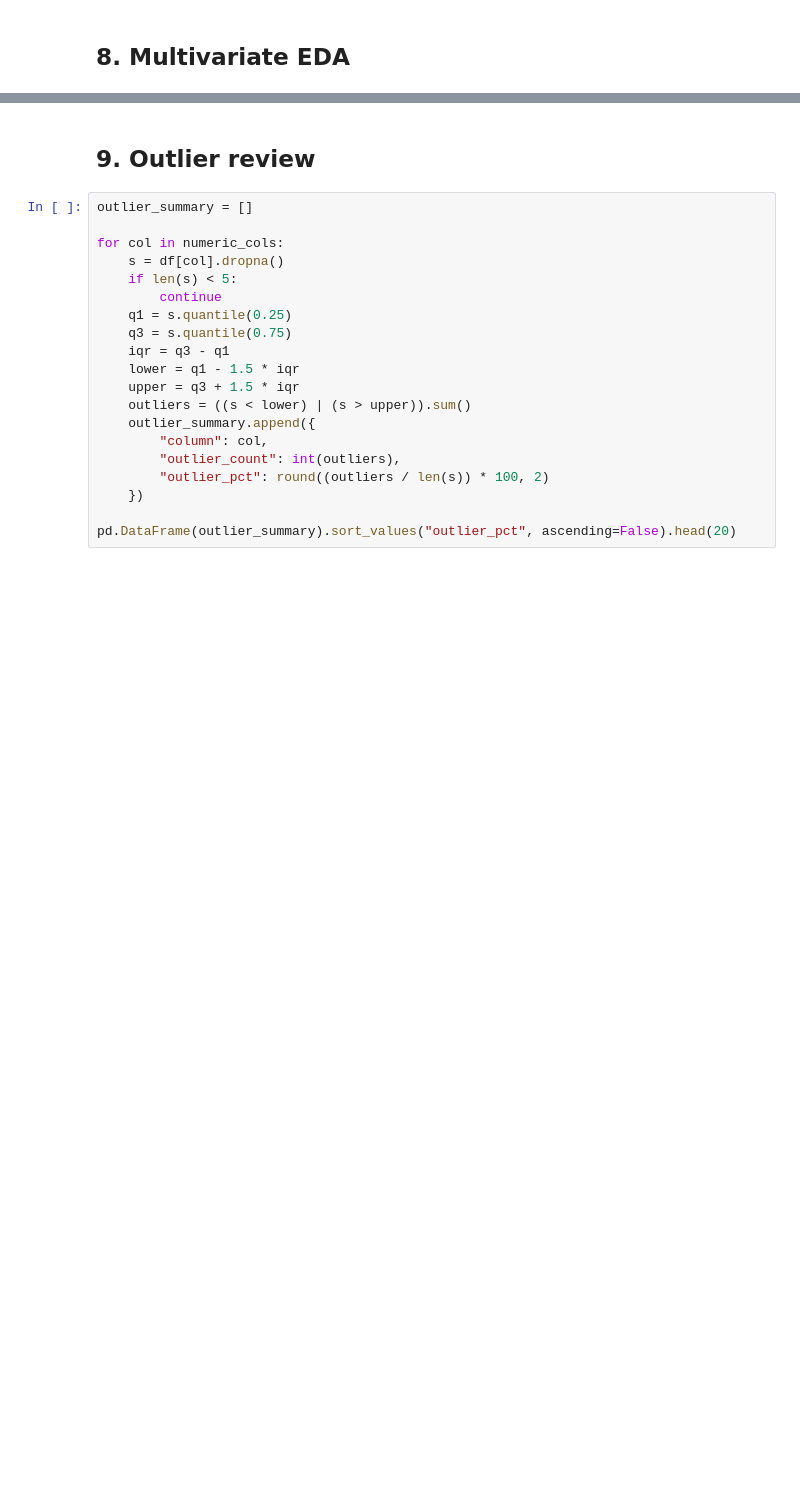
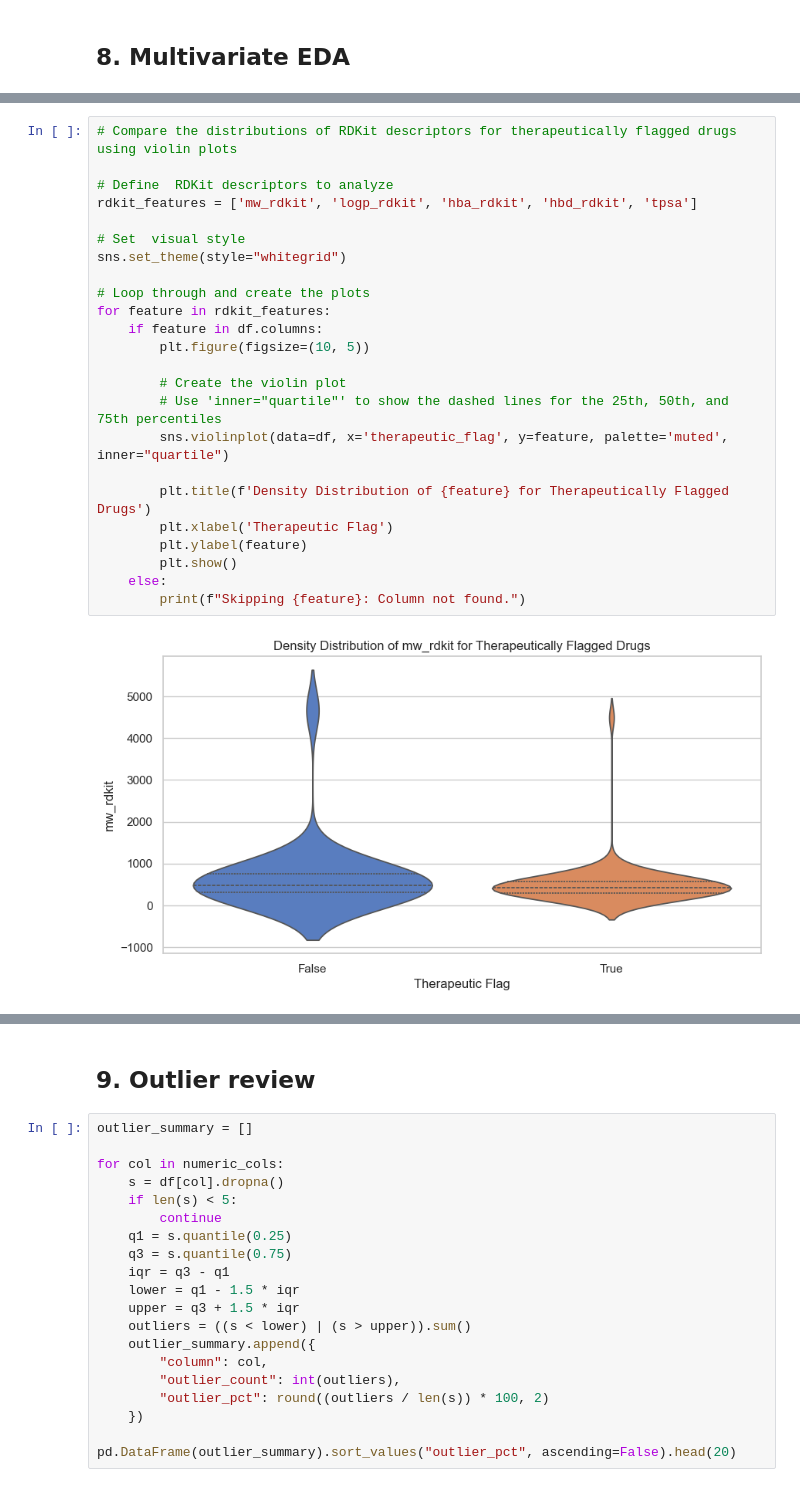
Before and after one commit to KatieKimberling/ADS-599-CAPSTONE-Team-8, a Jupyter notebook: notebooks/Team8_Data_EDA_Template.ipynb, the cells around one changed output, grey strips where cells are left out. Cells and saved outputs as stored; diff of their text form; blank space fills up the shorter version.

```diff
--- a/notebooks/Team8_Data_EDA_Template.ipynb
+++ b/notebooks/Team8_Data_EDA_Template.ipynb
@@ -173,0 +524,26 @@ else:
+# %%
+# Compare the distributions of RDKit descriptors for therapeutically flagged drugs using violin plots
+
+# Define  RDKit descriptors to analyze
+rdkit_features = ['mw_rdkit', 'logp_rdkit', 'hba_rdkit', 'hbd_rdkit', 'tpsa']
+
+# Set  visual style
+sns.set_theme(style="whitegrid")
+
+# Loop through and create the plots
+for feature in rdkit_features:
+    if feature in df.columns:
+        plt.figure(figsize=(10, 5))
+
+        # Create the violin plot
+        # Use 'inner="quartile"' to show the dashed lines for the 25th, 50th, and 75th percentiles
+        sns.violinplot(data=df, x='therapeutic_flag', y=feature, palette='muted', inner="quartile")
+
+        plt.title(f'Density Distribution of {feature} for Therapeutically Flagged Drugs')
+        plt.xlabel('Therapeutic Flag')
+        plt.ylabel(feature)
+        plt.show()
+    else:
+        print(f"Skipping {feature}: Column not found.")
+# %% [output]
+[figure, added]
```
Also changed, not shown: parts of 26 cells of this notebook.
